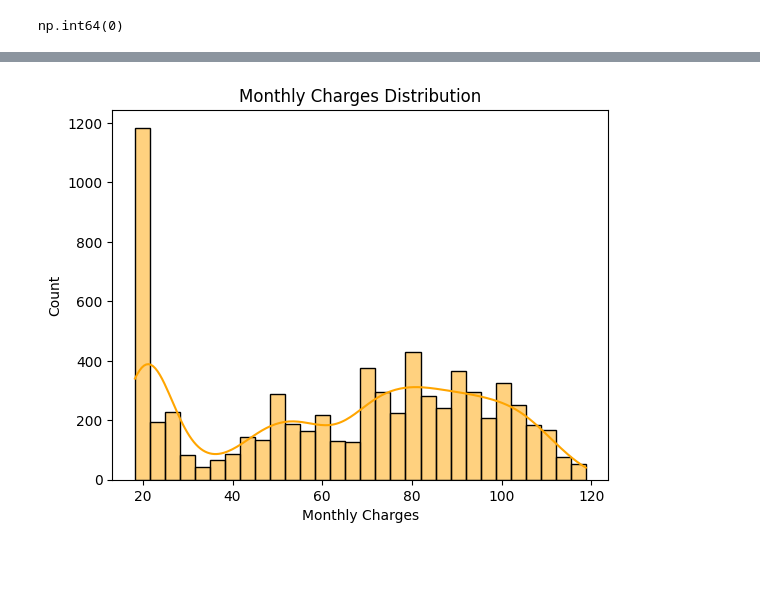
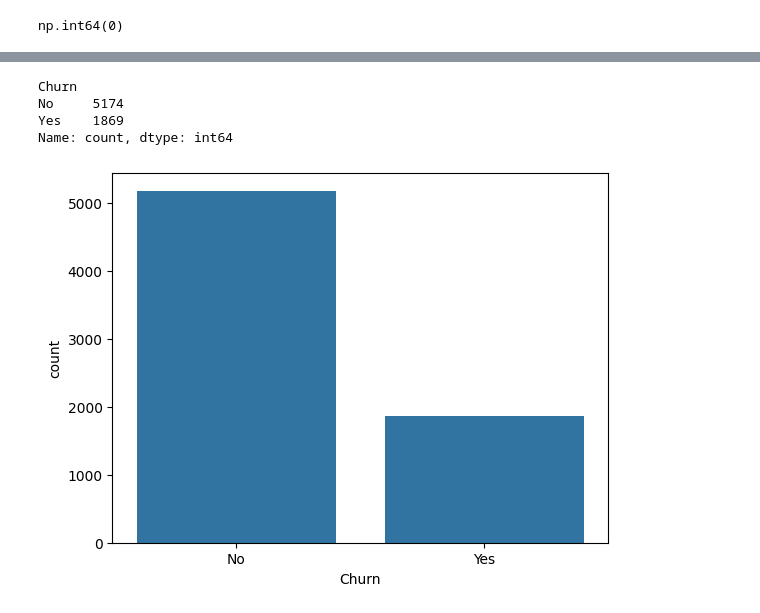
Before and after one commit to Kunalthakur01/Telco-Customer-Churn, a Jupyter notebook: customer-churn-prediction.ipynb, the cells around one changed output, grey strips where cells are left out. Drawn from its saved outputs; the diff is of its cells as text; code cells hidden in the pictures; blank space fills up the shorter version.

Commit message:
Kaggle Notebook | Customer Churn Prediction | Version 3

```diff
--- a/customer-churn-prediction.ipynb
+++ b/customer-churn-prediction.ipynb
@@ -101,17 +96,3 @@ memory usage: 1.1+ MB
 df.duplicated().sum()
 # %% [output]
 np.int64(0)
-# %%
-df['gender'] = df['gender'].map({"Male":1,"Female":0})
-df['Partner']=df['Partner'].map({'Yes':1,'No':0})
-df['Dependents']=df['Dependents'].map({'Yes':1,'No':0})
-
-df['PhoneService']=df['PhoneService'].map({'Yes':1,'No':0})
-df['InternetService'] = df['InternetService'].map({"DSL":1,"FiberOptic":0})
-df['OnlineSecurity']=df['OnlineSecurity'].map({'Yes':1,'No':0})
-df['OnlineBackup']=df['OnlineBackup'].map({'Yes':1,'No':0})
-df['DeviceProtection']=df['DeviceProtection'].map({'Yes':1,'No':0})
-df['TechSupport']=df['TechSupport'].map({'Yes':1,'No':0})
-df['StreamingTV']=df['StreamingTV'].map({'Yes':1,'No':0})
-df['StreamingMovies']=df['StreamingMovies'].map({'Yes':1,'No':0})
-df['PaperlessBilling']=df['PaperlessBilling'].map({'Yes':1,'No':0})
@@ -171,8 +99,8 @@ plt.show()
-# %%
-# 6. MonthlyCharges distribution
-sns.histplot(df['MonthlyCharges'], bins=30, kde=True, color='orange')
-plt.title("Monthly Charges Distribution")
-plt.xlabel("Monthly Charges")
-plt.show()
-# %% [output]
-[figure, removed]
+# %%
+#target varible analyasis
+df["Churn"].value_counts()
+# %% [output]
+Churn
+No     5174
+Yes    1869
+Name: count, dtype: int64
@@ -178,0 +110,5 @@ plt.show()
+# %%
+sns.countplot(x='Churn',data=df)
+plt.show()
+# %% [output]
+[figure, added]
```
Also changed, not shown: parts of 65 cells of this notebook.
